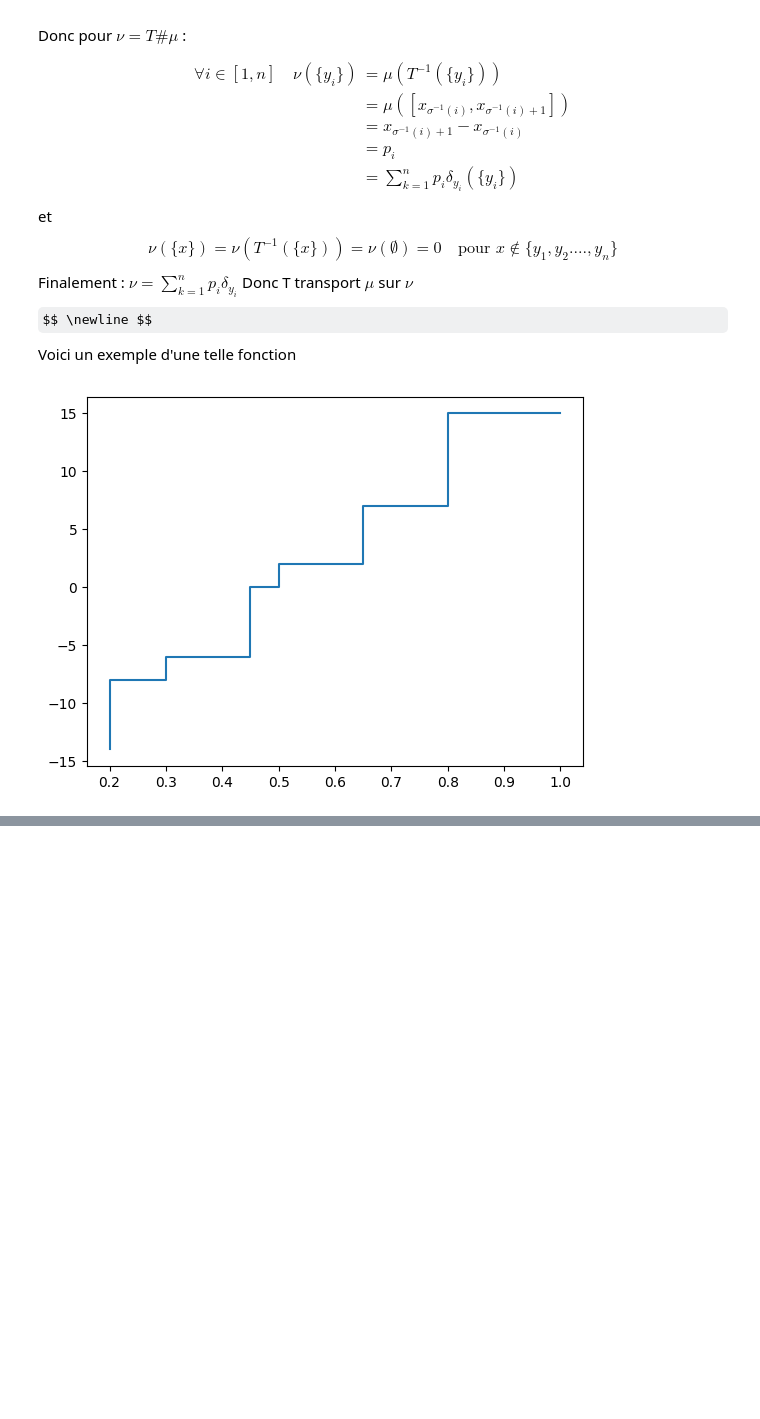
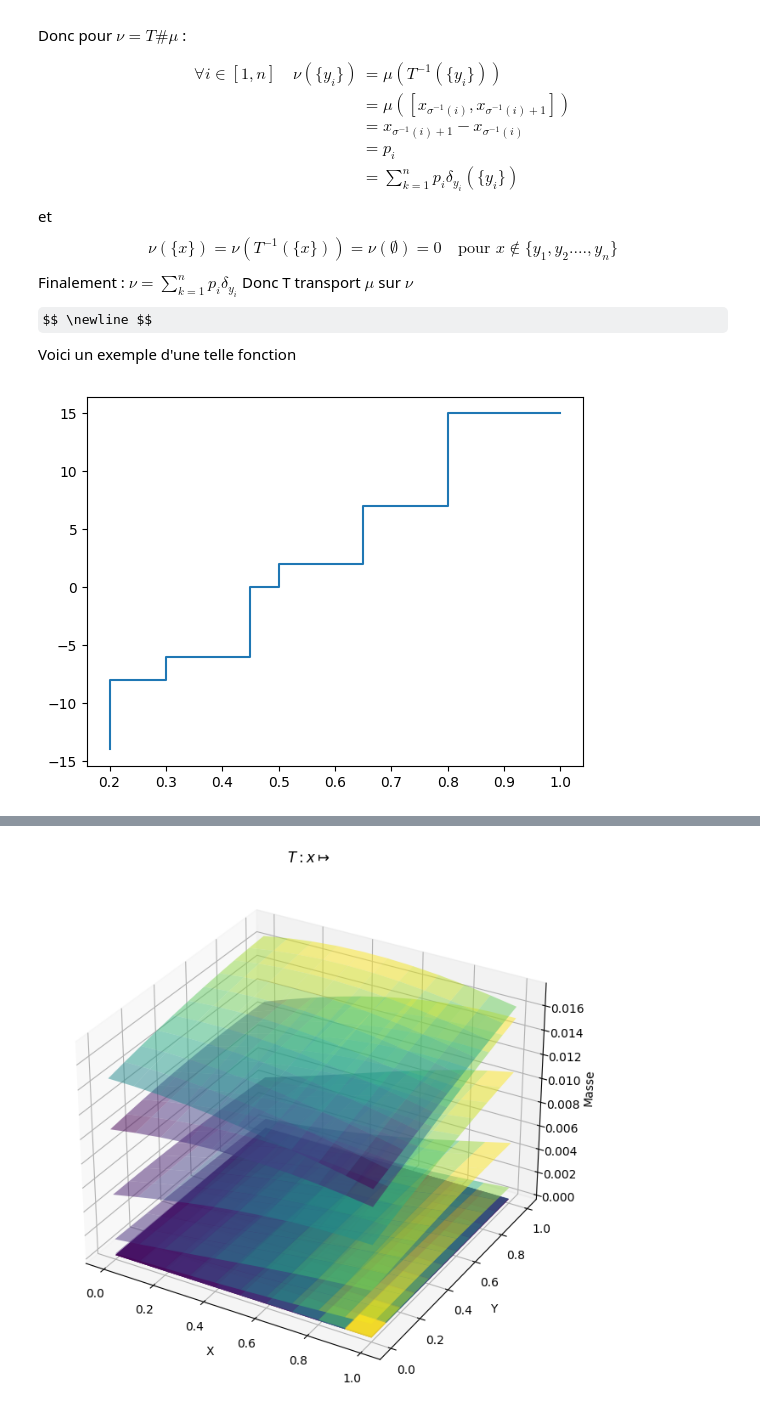
Before and after one commit to AI-ELka/Displacement_convexity_proj, a Jupyter notebook: Main.ipynb, the cells around one changed output, grey strips where cells are left out. Drawn from its saved outputs; the diff is of its cells as text; code cells hidden in the pictures; some formulas as TeX source; blank space fills up the shorter version.

Commit message:
3d semi plot

```diff
--- a/Main.ipynb
+++ b/Main.ipynb
@@ -319,3 +324,11 @@ plt.step(X,Ysorted)
 plt.show()
 # %% [output]
 [figure]
+# %%
+def mass(a,b,inv):
+    a = inv(a)
+    b = inv(b)
+    m=np.array([0,0])
+    c=np.eye(2)
+    return (sps.multivariate_normal.cdf(b,mean=m,cov=c)-sps.multivariate_normal.cdf(a,mean=m,cov=c))
+print(mass(np.array([1,1]),np.array([1,1]),lambda x:np.array([x,1])))
@@ -321,0 +382,59 @@ plt.show()
+# %%
+import numpy as np
+import matplotlib.pyplot as plt
+from scipy.stats import multivariate_normal
+from mpl_toolkits.mplot3d import Axes3D
+
+
+def mass(a, b, inv):
+    a = inv(a)
+    b = inv(b)
+
+    mean = np.zeros(2)
+    covariance = np.eye(2)
+
+    mv_normal = multivariate_normal(mean=mean, cov=covariance)
+    probability = mv_normal.cdf(b) - mv_normal.cdf(a)
+
+    return probability
+
+
+def racine_matrice(m):
+    eigenvalues, eigenvectors = np.linalg.eigh(m)
+    eigenvalues = np.where(eigenvalues > 0, eigenvalues, 0)
+    sqrt_eigenvalues = np.sqrt(eigenvalues)
+    sqrtmat = eigenvectors @ np.diag(sqrt_eigenvalues) @ eigenvectors.T
+    return sqrtmat
+
+
+def Tinv(t, x, m, c):
+    a = np.linalg.inv((1 - t) * np.eye(2) + racine_matrice(c))
+    return np.dot(a, x - t * m)
+
+
+m = np.array([10, 10])
+c = np.array([[1, 2], [2, 3]])
+
+eps = 0.1
+
+x = np.arange(0, 1 + eps, eps)
+y = np.arange(0, 1 + eps, eps)
+seg = np.meshgrid(x, y)
+
+fig = plt.figure(figsize=(10, 8))
+ax = plt.axes(projection='3d')
+
+for k in range(0, 11):
+    res = np.array([mass(np.array([i, j]), np.array([i + eps, j + eps]), lambda x: Tinv(k / 10, x, m, c)) for i, j in zip(seg[0].ravel(), seg[1].ravel())])
+    res = res.reshape(seg[0].shape)
+    ax.plot_surface(seg[0], seg[1], res, cmap='viridis', alpha=0.5)
+
+ax.set_xlabel('X')
+ax.set_ylabel('Y')
+ax.set_zlabel('Masse')
+
+plt.title("$T : x \mapsto $")
+
+plt.show()
+# %% [output]
+[figure, added]
```
Also changed, not shown: parts of 3 cells of this notebook.
